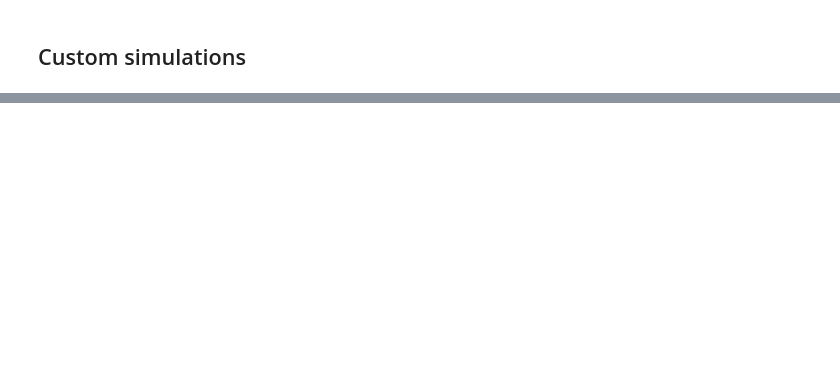
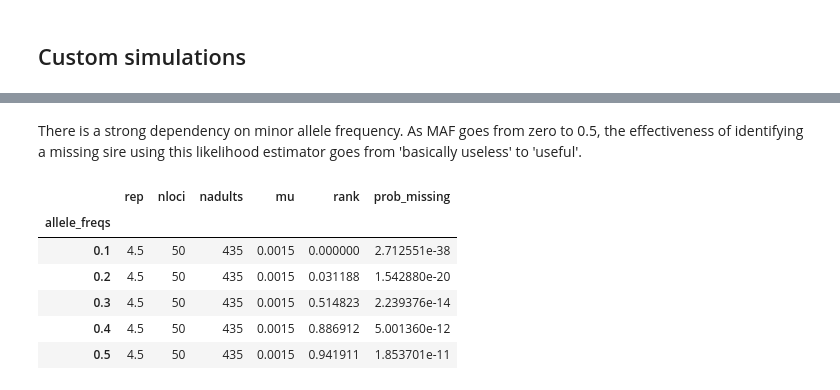
Before and after one commit to ellisztamas/faps, a Jupyter notebook: docs/06 Simulating data.ipynb, the cells around one changed output, grey strips where cells are left out. Saved outputs shown, nothing was run; the diff lists cells and outputs as text; code cells hidden in the pictures; blank space fills up the shorter version.

```diff
--- a/docs/06 Simulating data.ipynb
+++ b/docs/06 Simulating data.ipynb
@@ -27,0 +340,12 @@ Before committing to the time and cost of genotyping samples for a paternity stu
+# %% [markdown]
+There is a strong dependency on minor allele frequency. As MAF goes from zero to 0.5, the effectiveness of identifying a missing sire using this likelihood estimator goes from 'basically useless' to 'useful'.
+# %%
+dt.groupby('allele_freqs').mean()
+# %% [output]
+|  | rep | nloci | nadults | mu | rank | prob_missing |
+| allele_freqs |  |  |  |  |  |  |
+| 0.1 | 4.5 | 50 | 435 | 0.0015 | 0.000000 | 2.712551e-38 |
+| 0.2 | 4.5 | 50 | 435 | 0.0015 | 0.031188 | 1.542880e-20 |
+| 0.3 | 4.5 | 50 | 435 | 0.0015 | 0.514823 | 2.239376e-14 |
+| 0.4 | 4.5 | 50 | 435 | 0.0015 | 0.886912 | 5.001360e-12 |
+| 0.5 | 4.5 | 50 | 435 | 0.0015 | 0.941911 | 1.853701e-11 |
```
Also changed, not shown: parts of 57 cells of this notebook, 1 other file.
